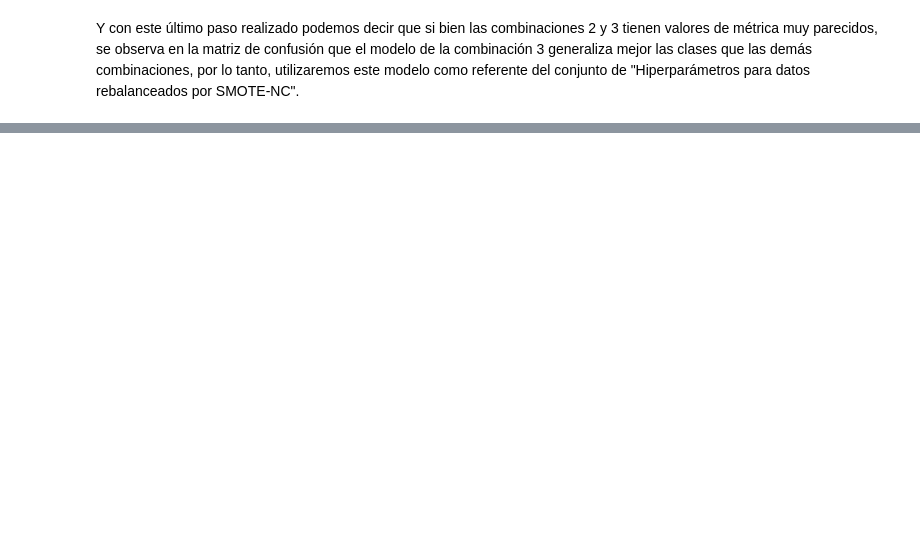
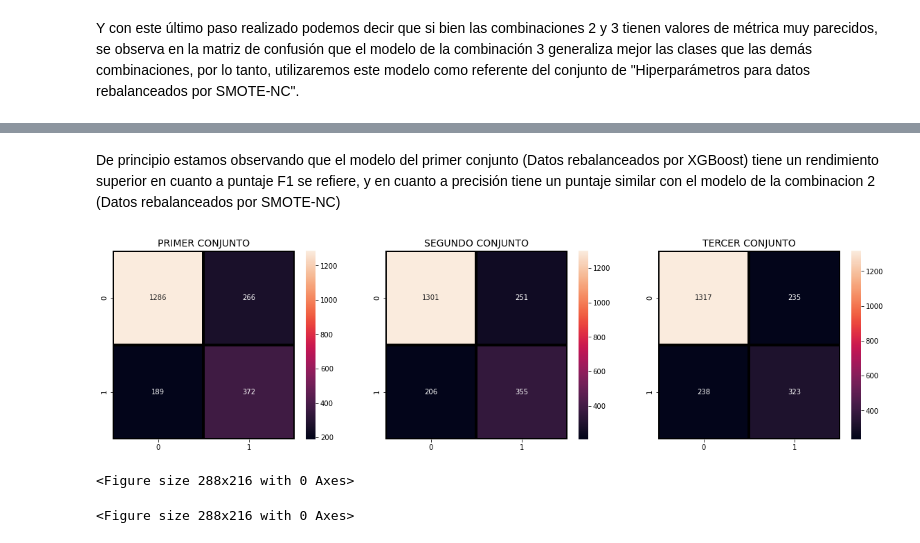
Before and after one commit to silvestref/Desercion_Telecom, a Jupyter notebook: Jupyter_Desercion_Telecom.ipynb, the cells around one changed output, grey strips where cells are left out. Cells and saved outputs as stored; diff of their text form; code cells hidden in the pictures; blank space fills up the shorter version.

```diff
--- a/Jupyter_Desercion_Telecom.ipynb
+++ b/Jupyter_Desercion_Telecom.ipynb
@@ -1336,0 +1566,21 @@ Y con este último paso realizado podemos decir que si bien las combinaciones 2
+# %% [markdown]
+De principio estamos observando que el modelo del primer conjunto (Datos rebalanceados por XGBoost) tiene un rendimiento superior en cuanto a puntaje F1 se refiere, y en cuanto a precisión tiene un puntaje similar con el modelo de la combinacion 2 (Datos rebalanceados por SMOTE-NC)
+# %%
+fig, ax = plt.subplots(1, 3, figsize=(20, 5))
+
+sns.heatmap(confusion_matrix(y_test, y_pred_1c), annot=True, fmt = "d", linecolor="k", linewidths=3, ax=ax[0])
+ax[0].set_title("PRIMER CONJUNTO",fontsize=14)
+
+plt.figure(figsize=(4,3))
+sns.heatmap(confusion_matrix(y_test, y_pred_2c), annot=True, fmt = "d", linecolor="k", linewidths=3, ax=ax[1])
+ax[1].set_title("SEGUNDO CONJUNTO",fontsize=14)
+
+plt.figure(figsize=(4,3))
+sns.heatmap(confusion_matrix(y_test, y_pred_3b), annot=True, fmt = "d", linecolor="k", linewidths=3, ax=ax[2])
+ax[2].set_title("TERCER CONJUNTO",fontsize=14)
+
+plt.show()
+# %% [output]
+[figure, added]
+<Figure size 288x216 with 0 Axes>
+<Figure size 288x216 with 0 Axes>
```
Also changed, not shown: parts of 48 cells of this notebook.
